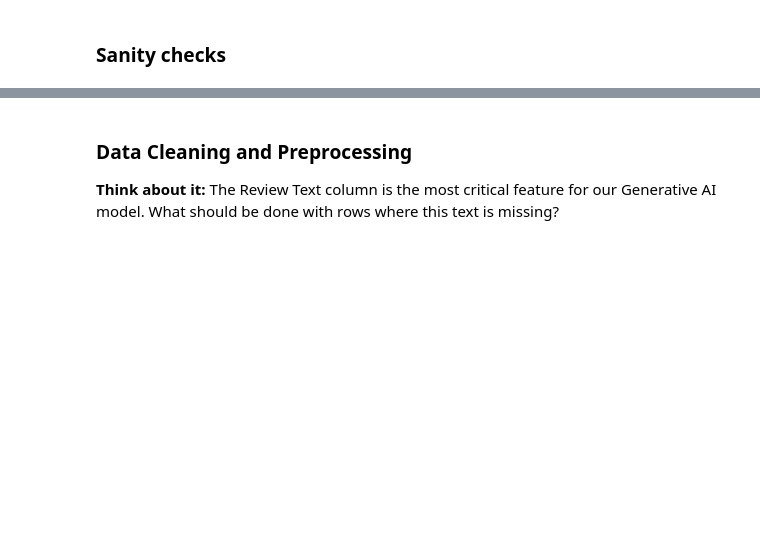
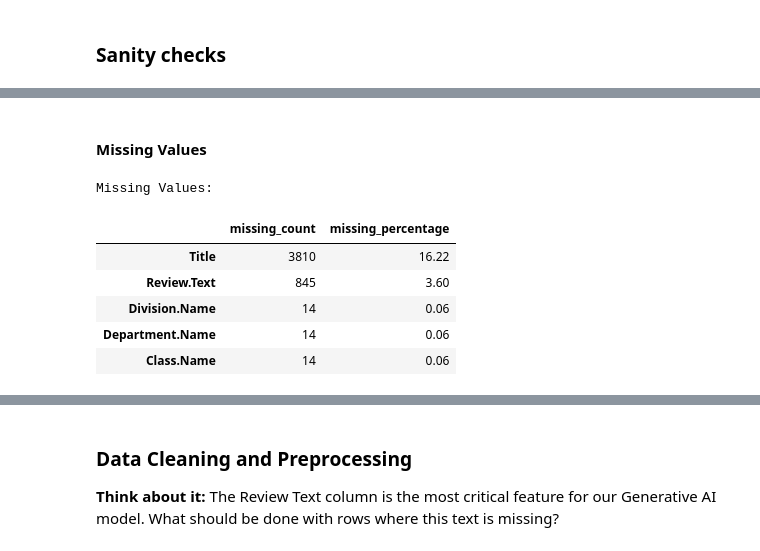
Before and after one commit to sys8dev/real-time-retail-feedback-intelligence, a Jupyter notebook: Real_Time_Retail_Feedback_Intelligence_Full_code.ipynb, the cells around one changed output, grey strips where cells are left out. Cells and saved outputs as stored; diff of their text form; code cells hidden in the pictures; blank space fills up the shorter version.

```diff
--- a/Real_Time_Retail_Feedback_Intelligence_Full_code.ipynb
+++ b/Real_Time_Retail_Feedback_Intelligence_Full_code.ipynb
@@ -255,0 +348,23 @@ memory usage: 2.0+ MB
+# %% [markdown]
+#### Missing Values
+# %%
+# Missing Values
+# isna() counts NaN/None values per column; percentages help compare columns.
+print("\nMissing Values:")
+missing_counts = df.isna().sum()
+missing_pct = (missing_counts / len(df) * 100).round(2)
+missing_summary = pd.DataFrame({
+    "missing_count": missing_counts,
+    "missing_percentage": missing_pct,
+})
+
+# Show only columns that actually have missing values.
+display(missing_summary[missing_summary["missing_count"] > 0])
+# %% [output]
+Missing Values:
+|  | missing_count | missing_percentage |
+| Title | 3810 | 16.22 |
+| Review.Text | 845 | 3.60 |
+| Division.Name | 14 | 0.06 |
+| Department.Name | 14 | 0.06 |
+| Class.Name | 14 | 0.06 |
```
Also changed, not shown: parts of 16 cells of this notebook, 1 other file.
